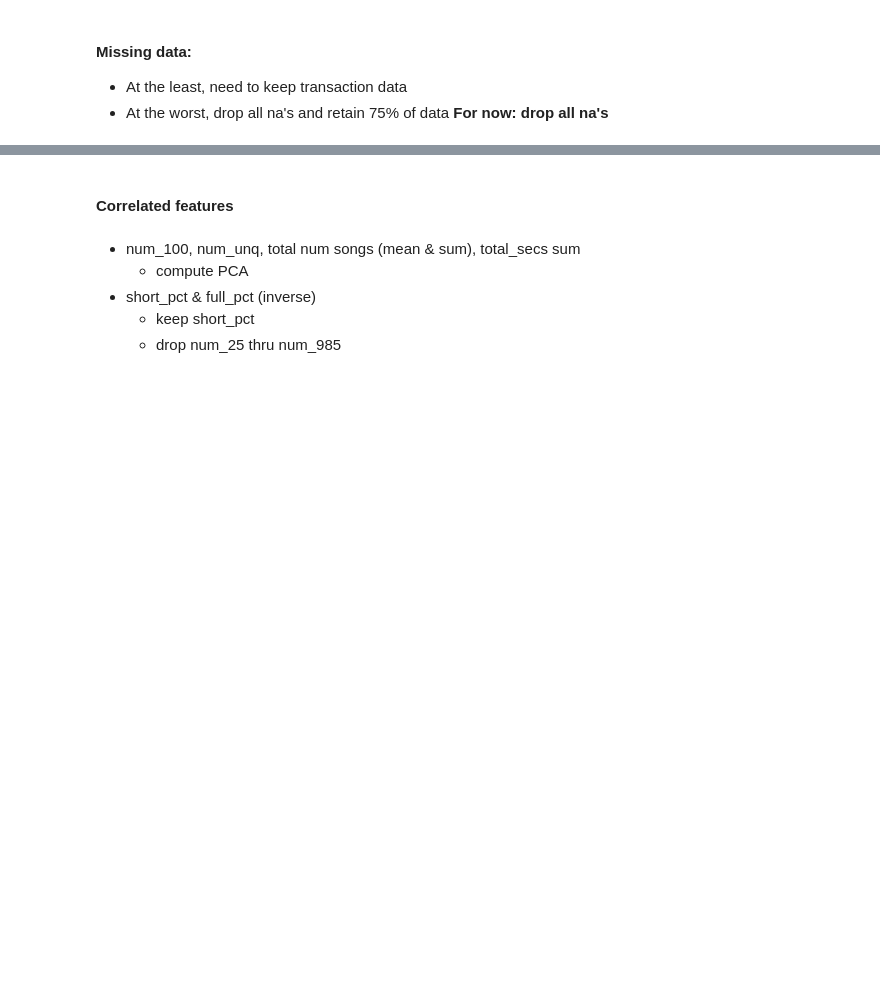
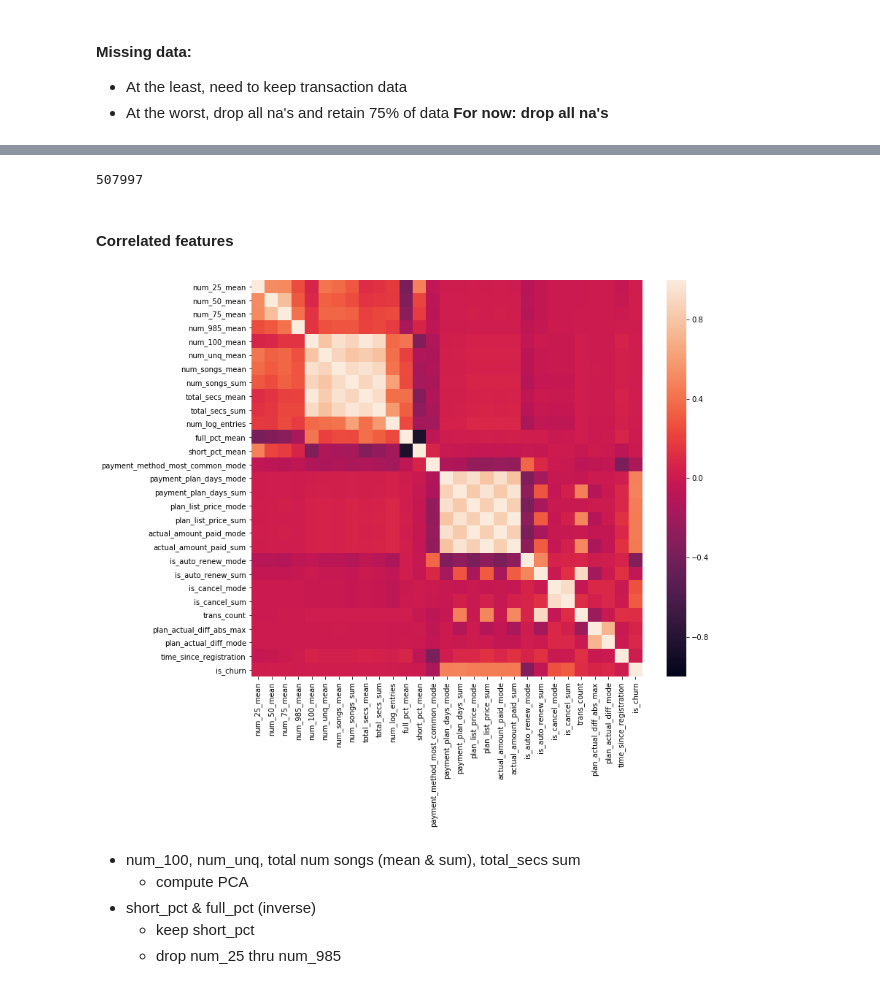
Before and after one commit to kbfreder/kaggle-customer-churn, a Jupyter notebook: 02-FeatureSelection.ipynb, the cells around one changed output, grey strips where cells are left out. Saved outputs shown, nothing was run; the diff lists cells and outputs as text; code cells hidden in the pictures; blank space fills up the shorter version.

```diff
--- a/02-FeatureSelection.ipynb
+++ b/02-FeatureSelection.ipynb
@@ -23,6 +38,6 @@ df.columns
 # %%
 # added these to previous data processing script after first time through:
-if 1 == 0:
+if 1 == 1:
     df.rename(columns={'total_secs_count':'num_log_entries'}, inplace=True)
 
     df['time_since_registration'] = round((dt.datetime(year=2017, month=4, day=30) - df['registration_init_time'])
@@ -52,4 +99,4 @@ len(df['trans_count'].dropna())/len(df)
 **For now: drop all na's**
 # %%
 df_drop = df.dropna()
-df_drop.reset_index(drop=True, inplace=True)
+# df_drop.reset_index(drop=True, inplace=True)
@@ -56,10 +133,16 @@ df_drop.reset_index(drop=True, inplace=True)
+# %%
+np.sum(np.isfinite(df_train['is_churn']))
+# %% [output]
+507997
 # %% [markdown]
 #### Correlated features
 # %%
-corr = df_drop.corr()
+corr = df_train.corr()
 
 fig = plt.figure(figsize=(12,10))
 sns.heatmap(corr, vmin=-1, vmax=1);
+# %% [output]
+[figure, added]
 # %% [markdown]
 - num_100, num_unq, total num songs (mean & sum), total_secs sum
     - compute PCA
```
Also changed, not shown: parts of 50 cells of this notebook, 1 other file.
